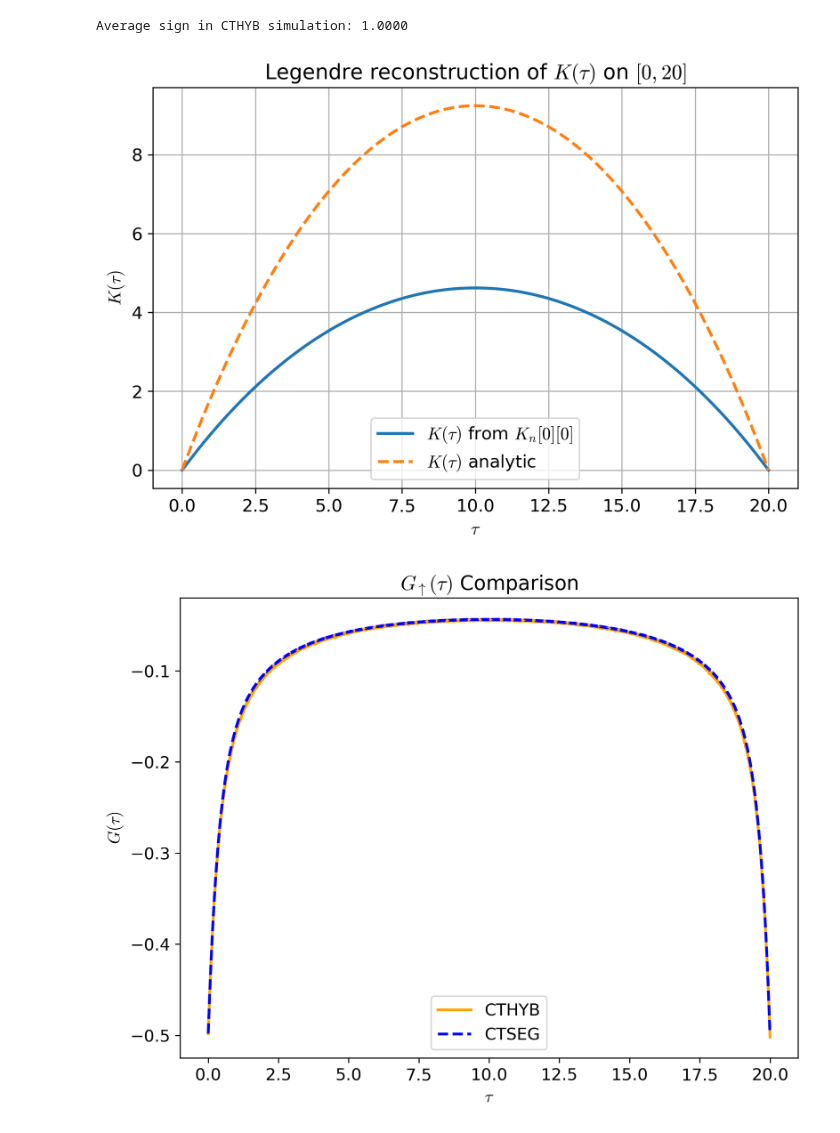
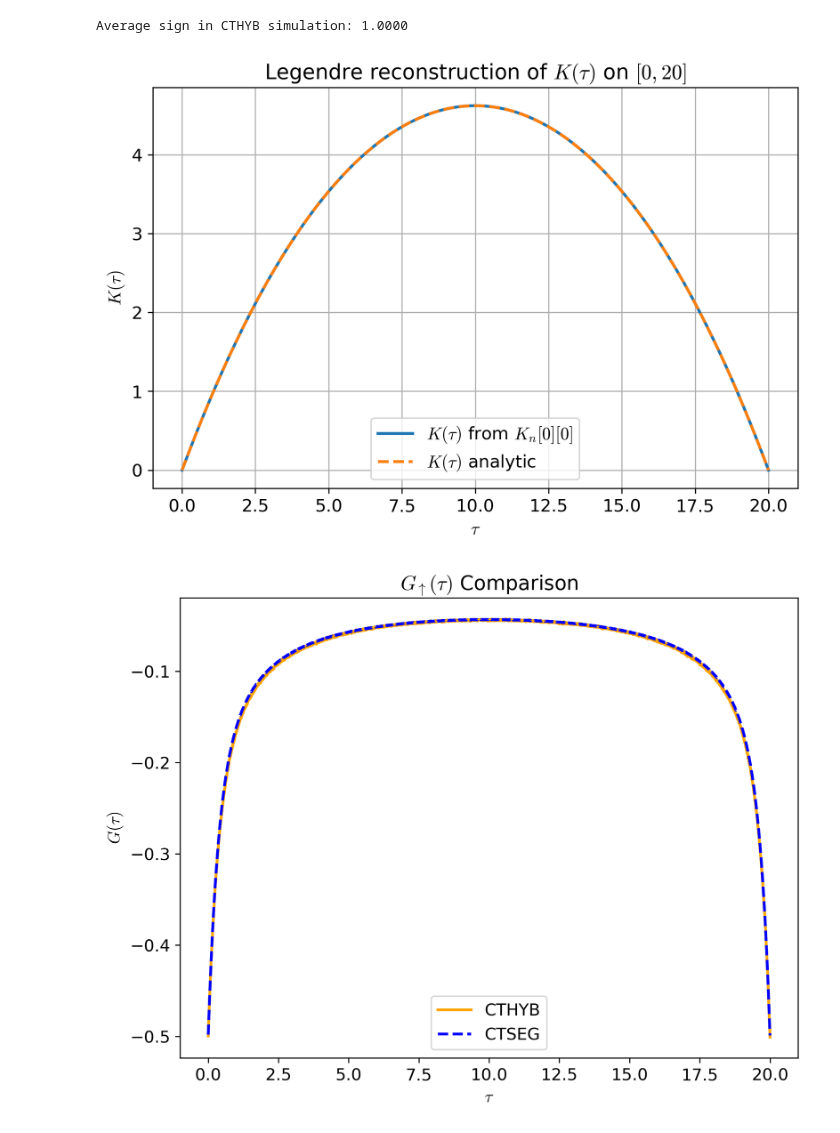
Before and after one commit to andrewkhardy/cthyb, a Jupyter notebook: benchmark/dynamic_int/CTHYB_Benchmarking_Minimal.ipynb, the cells around one changed output. Saved outputs shown, nothing was run; the diff lists cells and outputs as text; code cells hidden in the pictures.

```diff
--- a/benchmark/dynamic_int/CTHYB_Benchmarking_Minimal.ipynb
+++ b/benchmark/dynamic_int/CTHYB_Benchmarking_Minimal.ipynb
@@ -30,6 +30,7 @@ with HDFArchive(f_cthyb, "r") as A:
     K_n = A["K_n"]
     Q_tau = A["Q_tau"]
     average_sign = A["average_sign"]
+    offset = A["SzSz_offset"]
 with HDFArchive(f_ctseg, "r") as A:
     G_tau_seg = A["G_tau"]
     nn_seg = A["nn_tau"]
@@ -43,31 +44,31 @@ def analytic_K(tau, L, w0, beta):
 # %%
 import numpy as np
 import matplotlib.pyplot as plt
 from scipy.special import eval_legendre
 
 # Coefficients of the Legendre expansion for the (up, up) block
 coeffs = np.asarray(K_n[0][0]).real
 
 # Evaluate the shifted Legendre series on tau in [0, 10]
 beta_eval = 20.0
 tau_mesh = np.linspace(0.0, beta_eval, 400)
 x_mesh = 2.0 * tau_mesh / beta_eval - 1.0
 
 K_tau = np.zeros_like(tau_mesh, dtype=float)
 for n, c_n in enumerate(coeffs):
     K_tau += c_n * eval_legendre(n, x_mesh)
-K_anal = analytic_K(tau_mesh, L=0.2, w0=0.1, beta=beta_eval)
+K_anal = analytic_K(tau_mesh, L=0.1, w0=0.1, beta=beta_eval)
 plt.figure(figsize=(8, 5))
 plt.plot(tau_mesh, K_tau, linewidth=2.0, label=r'$K(\tau)$ from $K_n[0][0]$')
 plt.plot(tau_mesh, K_anal, linestyle = '--', linewidth=2.0, label=r'$K(\tau)$ analytic')
 plt.xlabel(r'$\tau$')
 plt.ylabel(r'$K(\tau)$')
 plt.title(r'Legendre reconstruction of $K(\tau)$ on $[0, 20]$')
 plt.grid(True)
 plt.legend()
 plt.show()
 # %% [output]
-[figure, old version]
+[figure, new version]
 # %%
 plt.figure(figsize=(8, 6))
 oplot(G_tau_hyb["up"].real.real,"-", color="orange", linewidth=2.0, label="CTHYB")
```
Also changed, not shown: parts of 3 cells of this notebook, 4 other files.
